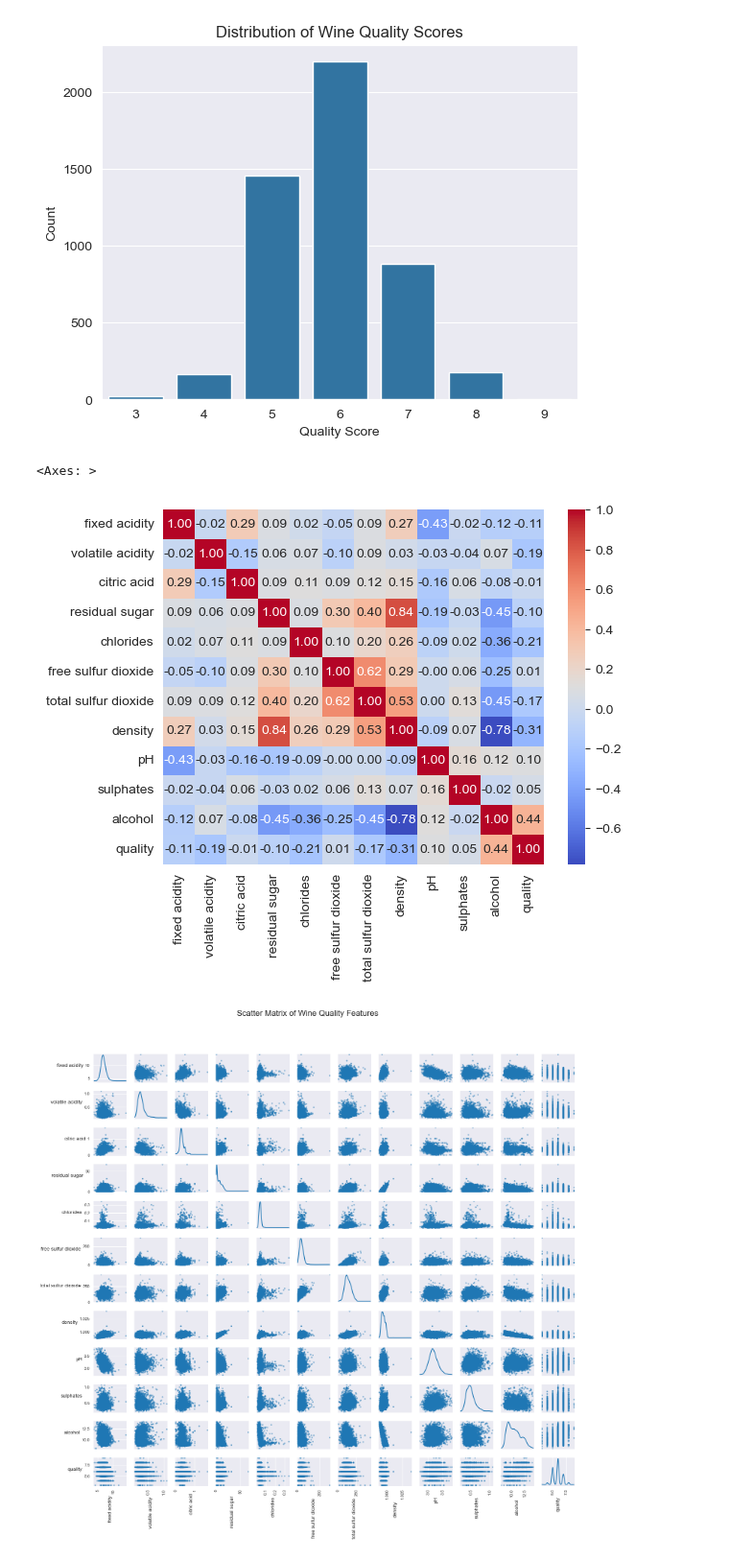
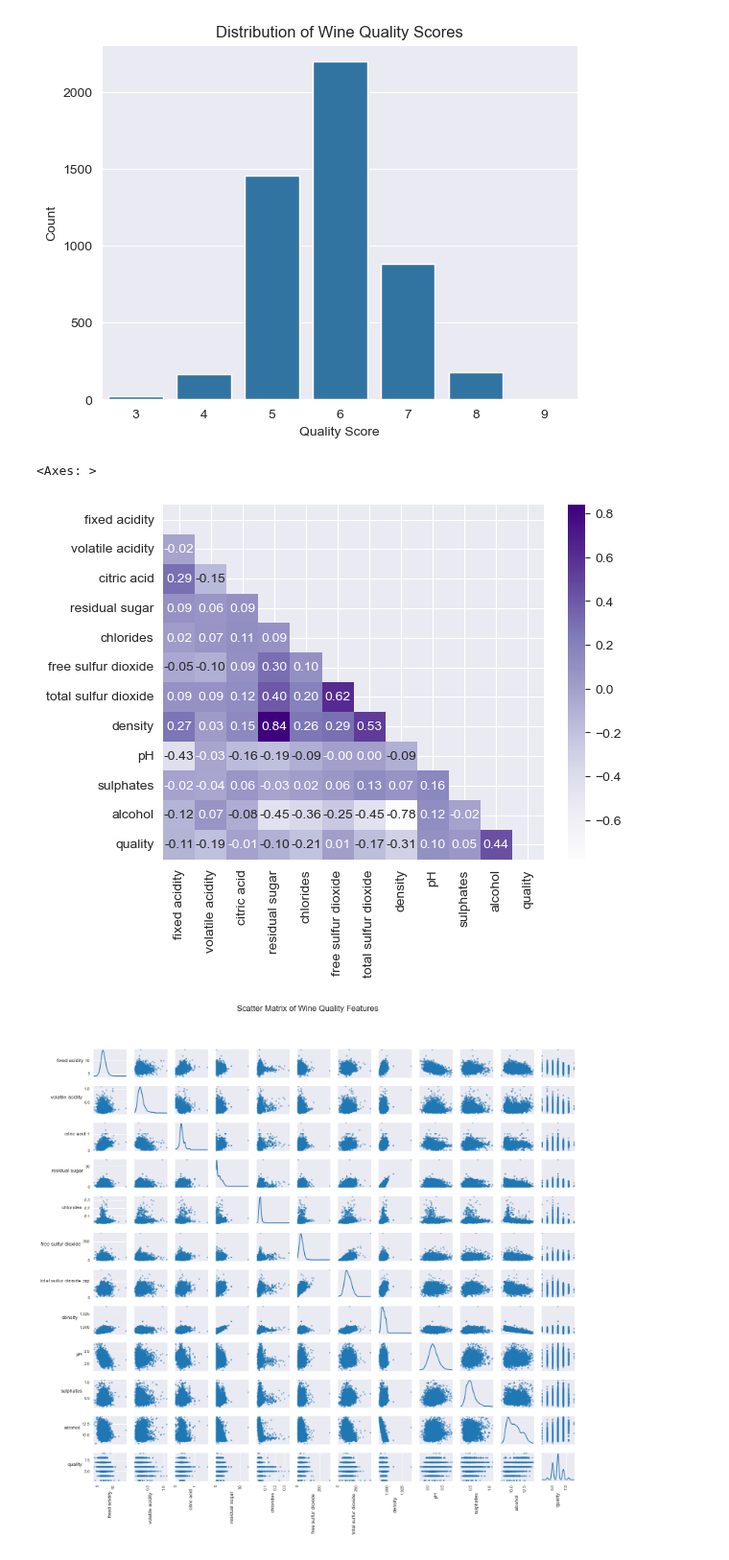
Before and after one commit to gps-stellar/Simple-Regression-Models, a Jupyter notebook: Wine-Quality-Regression/Wine_Quality_Regression.ipynb, the cells around one changed output. Shown at 96% size. Saved outputs shown, nothing was run; the diff lists cells and outputs as text; code cells hidden in the pictures.

Commit message:
Visualizations and Plots experimentation

```diff
--- a/Wine-Quality-Regression/Wine_Quality_Regression.ipynb
+++ b/Wine-Quality-Regression/Wine_Quality_Regression.ipynb
@@ -117,10 +102,10 @@ plt.show()
 # %% [output]
 [figure]
 # %%
-sns.heatmap(df_wqw.corr(), annot=True, cmap='coolwarm', fmt='.2f')
+sns.heatmap(df_wqw.corr(), annot=True, cmap='Purples', fmt='.2f', mask=np.triu(df_wqw.corr()))
 # %% [output]
 <Axes: >
-[figure, old version]
+[figure, new version]
 # %%
 axes = pd.plotting.scatter_matrix(df_wqw, figsize=(15, 15), diagonal='kde', alpha=0.5)
 plt.suptitle('Scatter Matrix of Wine Quality Features', fontsize=16)
```
Also changed, not shown: parts of 3 cells of this notebook.
